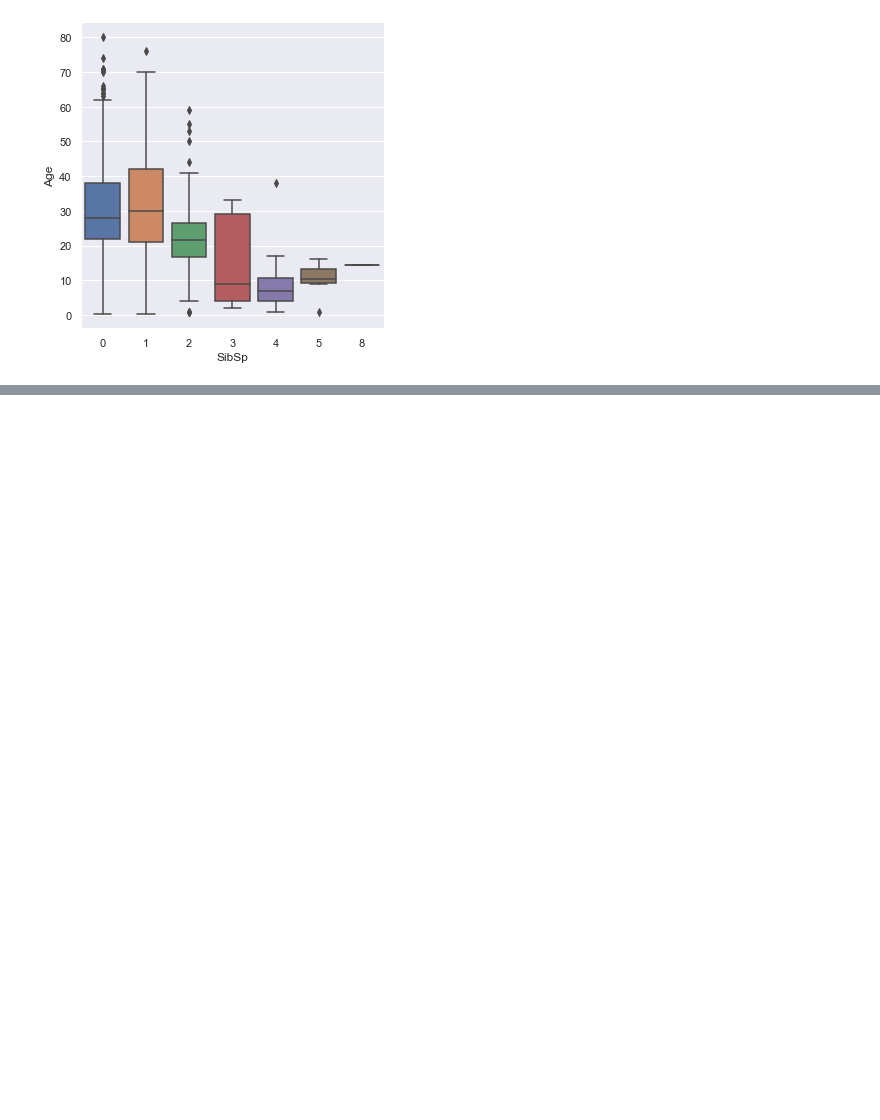
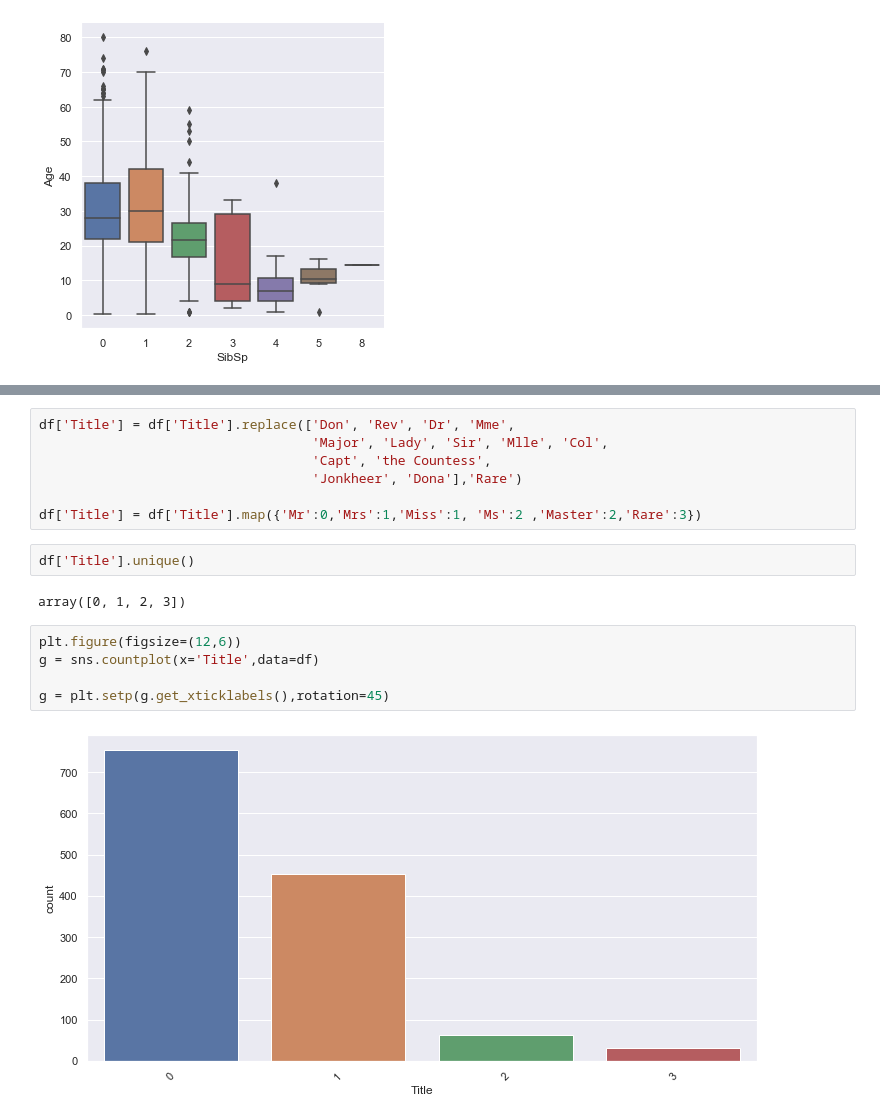
Before and after one commit to pksvv/25Jensemble, a Jupyter notebook: Titanic-Ensemble.ipynb, the cells around one changed output, grey strips where cells are left out. Saved outputs shown, nothing was run; the diff lists cells and outputs as text; blank space fills up the shorter version.

```diff
--- a/Titanic-Ensemble.ipynb
+++ b/Titanic-Ensemble.ipynb
@@ -351,0 +454,18 @@ g = sns.factorplot(y='Age',x='SibSp',data=df,kind='box')
+# %%
+df['Title'] = df['Title'].replace(['Don', 'Rev', 'Dr', 'Mme',
+                                   'Major', 'Lady', 'Sir', 'Mlle', 'Col',
+                                   'Capt', 'the Countess',
+                                   'Jonkheer', 'Dona'],'Rare')
+
+df['Title'] = df['Title'].map({'Mr':0,'Mrs':1,'Miss':1, 'Ms':2 ,'Master':2,'Rare':3})
+# %%
+df['Title'].unique()
+# %% [output]
+array([0, 1, 2, 3])
+# %%
+plt.figure(figsize=(12,6))
+g = sns.countplot(x='Title',data=df)
+
+g = plt.setp(g.get_xticklabels(),rotation=45)
+# %% [output]
+[figure, added]
```
Also changed, not shown: parts of 22 cells of this notebook.
